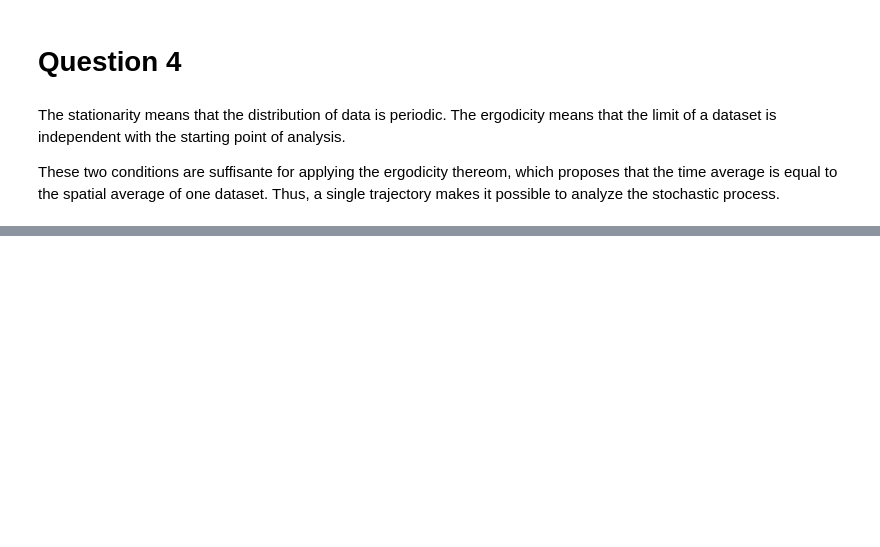
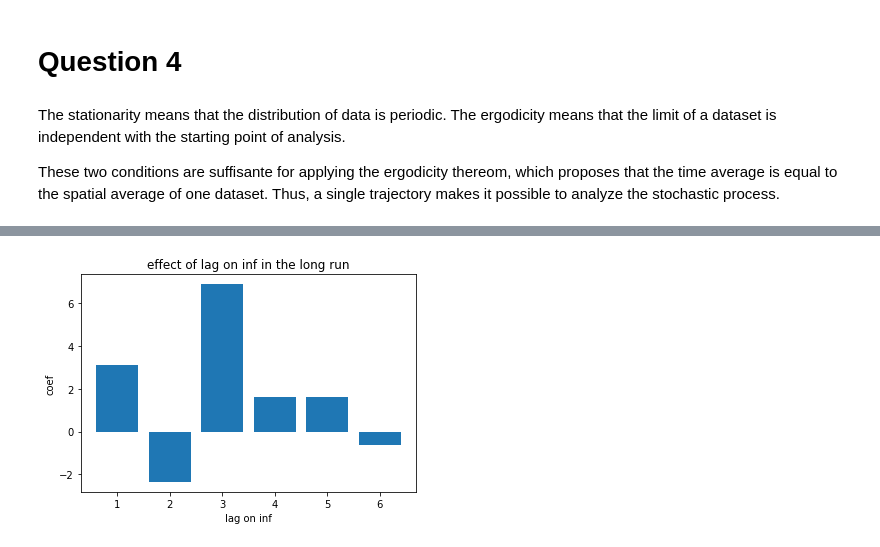
Before and after one commit to Antoninnnn/Econometrics_projet, a Jupyter notebook: src/P2.ipynb, the cells around one changed output, grey strips where cells are left out. Saved outputs shown, nothing was run; the diff lists cells and outputs as text; code cells hidden in the pictures; blank space fills up the shorter version.

```diff
--- a/src/P2.ipynb
+++ b/src/P2.ipynb
@@ -54,0 +415,4 @@ These two conditions are suffisante for applying the ergodicity thereom, which p
+# %%
+odel=sm.OLS(y,X)
+results = model.fit()
+print(results.summary())
@@ -54,0 +437,10 @@ These two conditions are suffisante for applying the ergodicity thereom, which p
+# %%
+d_inf = (results.params[1],results.params[2],results.params[3],results.params[4],results.params[5],results.params[6])
+x = (1,2,3,4,5,6)
+plt.bar(x,d_inf)
+plt.title('effect of lag on inf in the long run')
+plt.xlabel('lag on inf')
+plt.ylabel('coef')
+plt.show()
+# %% [output]
+[figure, added]
```
Also changed, not shown: parts of 49 cells of this notebook, 3 other files.
